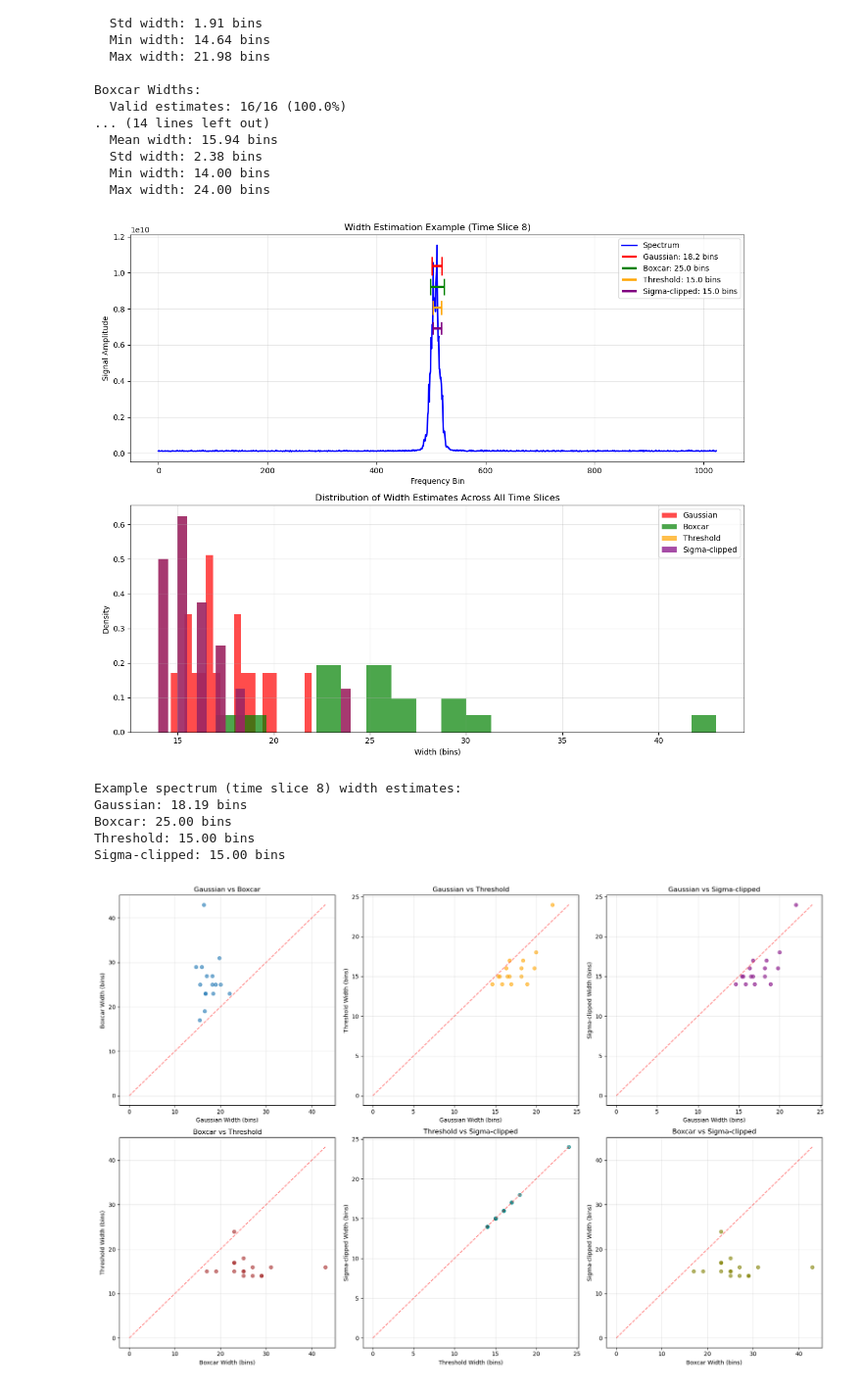
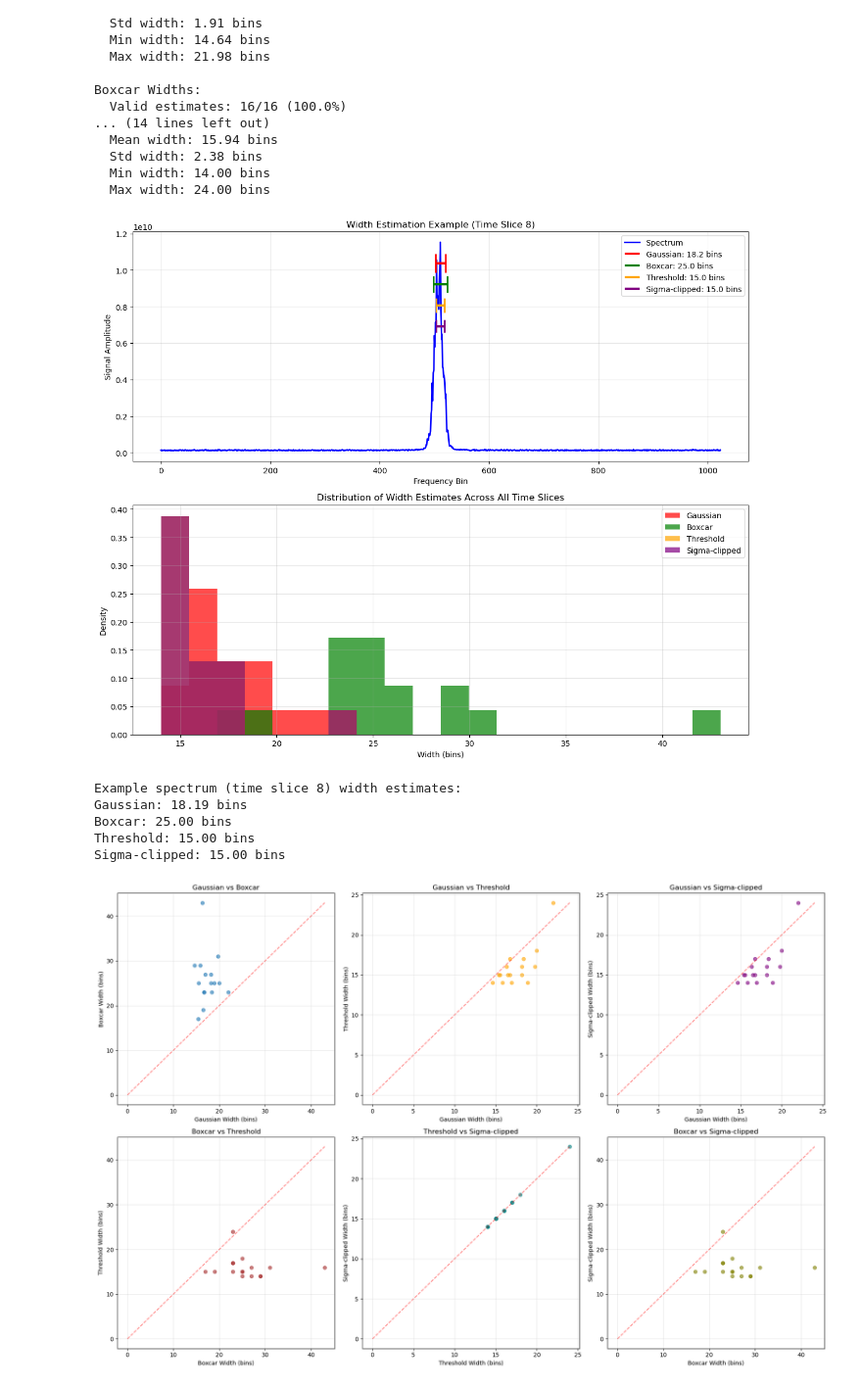
Before and after one commit to andres-luengo/bart, a Jupyter notebook: experiments/width_estimate.ipynb, the cells around one changed output. Shown at 98% size. Saved outputs shown, nothing was run; the diff lists cells and outputs as text; code cells hidden in the pictures.

```diff
--- a/experiments/width_estimate.ipynb
+++ b/experiments/width_estimate.ipynb
@@ -107,10 +107,7 @@ def method3_threshold_based(spectrum):
     Find noise floor, calculate middle point between noise and peak,
     then find width where signal drops below this threshold.
     """
-    # Estimate noise floor (using outer 20% of spectrum on each side)
-    edge_size = len(spectrum) // 5
-    noise_samples = np.concatenate([spectrum[:edge_size], spectrum[-edge_size:]])
-    noise_floor = np.median(noise_samples)
+    noise_floor = np.median(spectrum)
 
     # Find peak
     peak_value = np.max(spectrum)
@@ -326,38 +323,54 @@ if valid_indices:
     ax1.set_xlabel('Frequency Bin')
     ax1.set_ylabel('Signal Amplitude')
     ax1.set_title(f'Width Estimation Example (Time Slice {example_idx})')
     ax1.legend()
     ax1.grid(True, alpha=0.3)
 
     # Plot 2: Distribution of width estimates across all time slices
+    # Calculate common bins based on the range of all valid width estimates
+    all_valid_widths = []
+    for method_widths in [results['gaussian_widths'], results['boxcar_widths'],
+                          results['threshold_widths'], results['sigma_clipped_widths']]:
+        valid_widths = method_widths[~np.isnan(method_widths)]
+        if len(valid_widths) > 0:
+            all_valid_widths.extend(valid_widths)
+
+    if all_valid_widths:
+        # Create common bins spanning the full range of all methods
+        min_width = np.min(all_valid_widths)
+        max_width = np.max(all_valid_widths)
+        common_bins = np.linspace(min_width, max_width, 21)  # 21 edges = 20 bins
+    else:
+        common_bins = 20  # Fallback to automatic binning
+
     ax2.hist(results['gaussian_widths'][~np.isnan(results['gaussian_widths'])],
-             bins=20, alpha=0.7, label='Gaussian', color='red', density=True)
+             bins=common_bins, alpha=0.7, label='Gaussian', color='red', density=True)
     ax2.hist(results['boxcar_widths'][~np.isnan(results['boxcar_widths'])],
-             bins=20, alpha=0.7, label='Boxcar', color='green', density=True)
+             bins=common_bins, alpha=0.7, label='Boxcar', color='green', density=True)
     ax2.hist(results['threshold_widths'][~np.isnan(results['threshold_widths'])],
-             bins=20, alpha=0.7, label='Threshold', color='orange', density=True)
+             bins=common_bins, alpha=0.7, label='Threshold', color='orange', density=True)
     ax2.hist(results['sigma_clipped_widths'][~np.isnan(results['sigma_clipped_widths'])],
-             bins=20, alpha=0.7, label='Sigma-clipped', color='purple', density=True)
+             bins=common_bins, alpha=0.7, label='Sigma-clipped', color='purple', density=True)
 
     ax2.set_xlabel('Width (bins)')
     ax2.set_ylabel('Density')
     ax2.set_title('Distribution of Width Estimates Across All Time Slices')
     ax2.legend()
     ax2.grid(True, alpha=0.3)
 
     plt.tight_layout()
     plt.show()
 
     print(f"\nExample spectrum (time slice {example_idx}) width estimates:")
     print(f"Gaussian: {results['gaussian_widths'][example_idx]:.2f} bins")
     print(f"Boxcar: {results['boxcar_widths'][example_idx]:.2f} bins")
     print(f"Threshold: {results['threshold_widths'][example_idx]:.2f} bins")
     print(f"Sigma-clipped: {results['sigma_clipped_widths'][example_idx]:.2f} bins")
 
 else:
     print("No time slices found with valid estimates from all three methods for visualization.")
 # %% [output]
-[figure, old version]
+[figure, new version]
 Example spectrum (time slice 8) width estimates:
 Gaussian: 18.19 bins
 Boxcar: 25.00 bins
```
Also changed, not shown: parts of 4 cells of this notebook, 2 other files.
